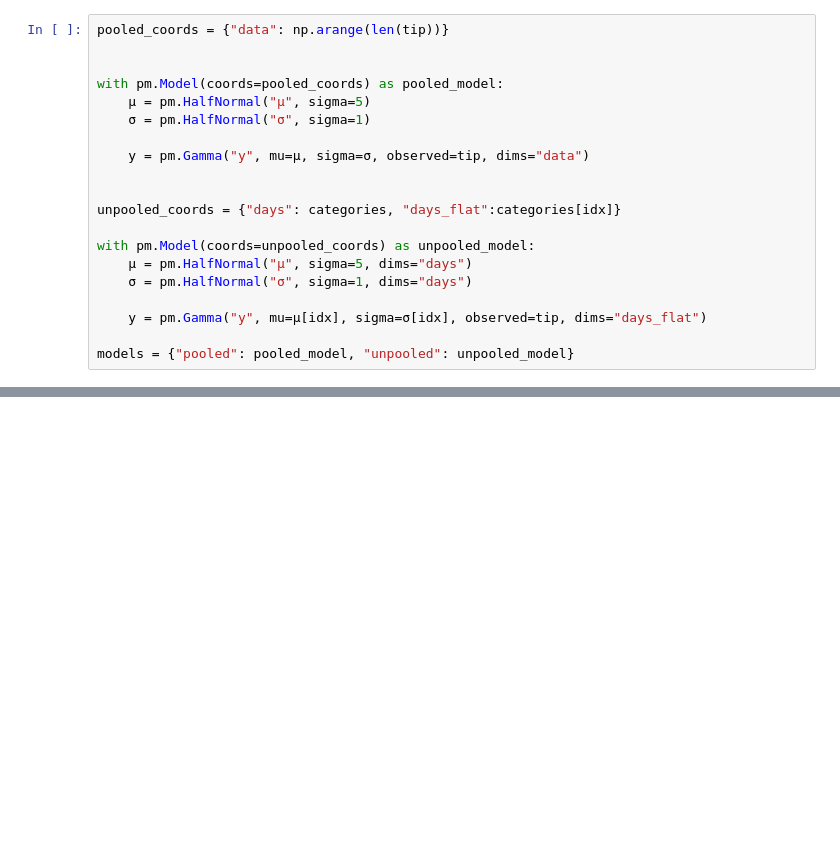
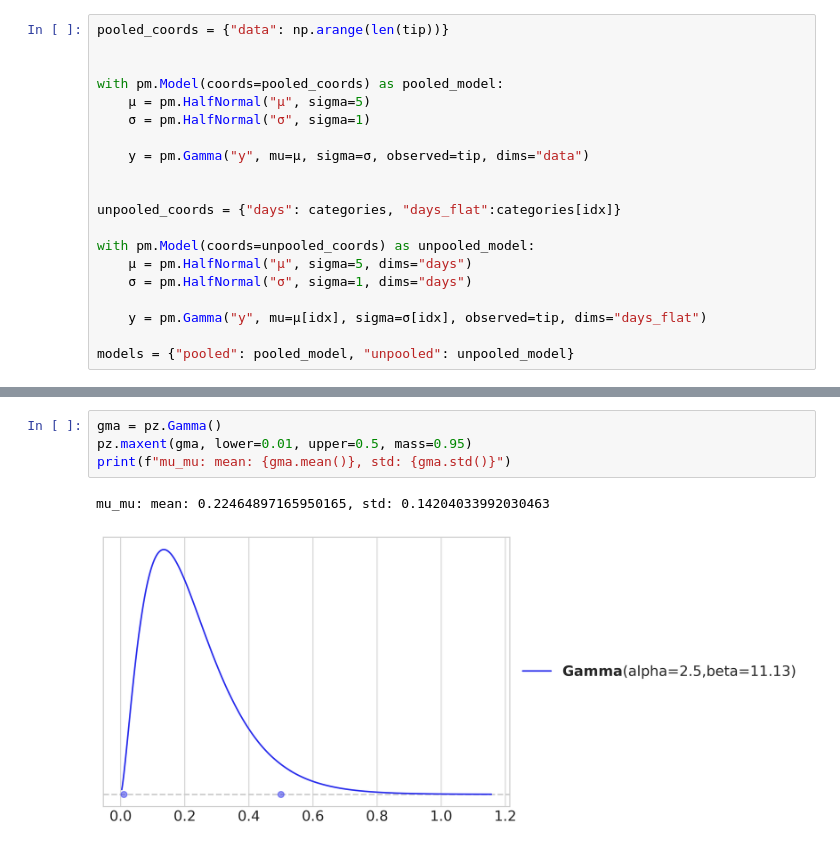
Before and after one commit to opherdonchin/StatisticalComputationAndAnalysis, a Jupyter notebook: Notebooks/Lecture07_HierarchicalModels.ipynb, the cells around one changed output, grey strips where cells are left out. Drawn from its saved outputs; the diff is of its cells as text; blank space fills up the shorter version.

```diff
--- a/Notebooks/Lecture07_HierarchicalModels.ipynb
+++ b/Notebooks/Lecture07_HierarchicalModels.ipynb
@@ -94,0 +111,7 @@ plt.show()
+# %%
+gma = pz.Gamma()
+pz.maxent(gma, lower=0.01, upper=0.5, mass=0.95)
+print(f"mu_mu: mean: {gma.mean()}, std: {gma.std()}")
+# %% [output]
+mu_mu: mean: 0.22464897165950165, std: 0.14204033992030463
+[figure, added]
```
Also changed, not shown: parts of 8 cells of this notebook, 1 other file.
